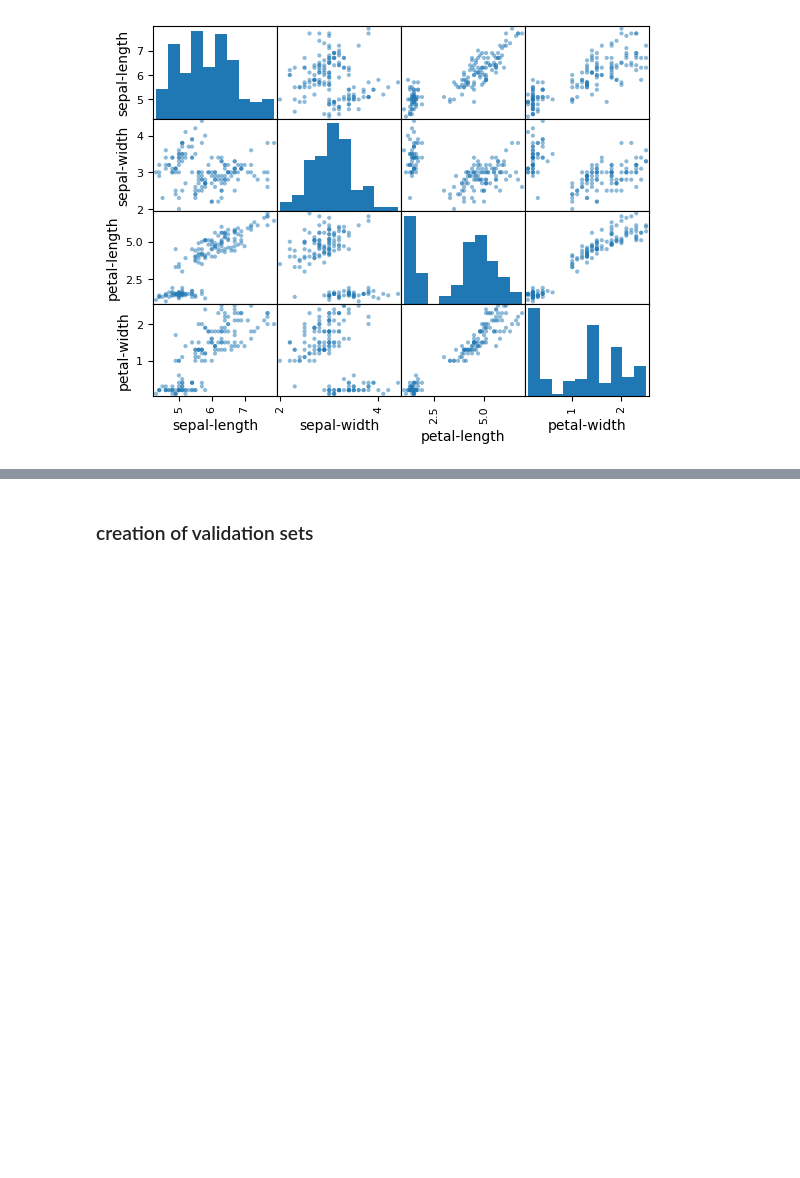
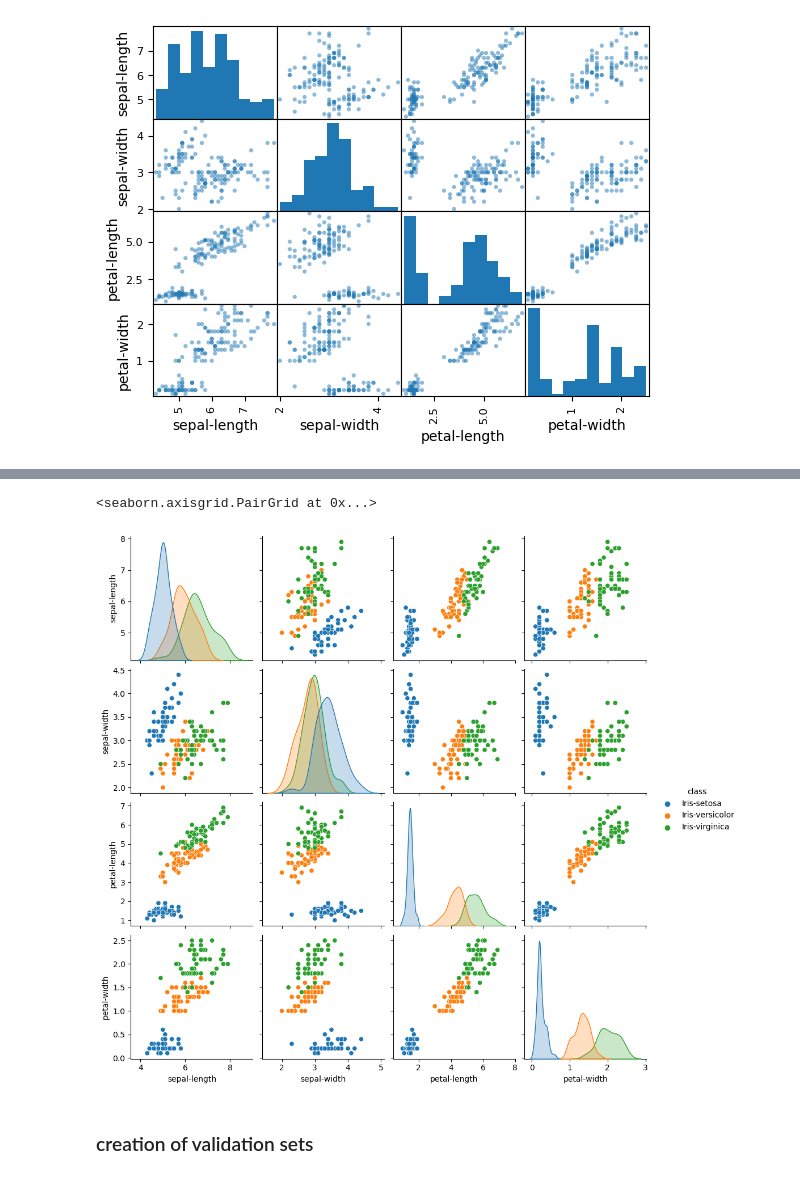
Before and after one commit to eliazonta/iris, a Jupyter notebook: iris.ipynb, the cells around one changed output, grey strips where cells are left out. Cells and saved outputs as stored; diff of their text form; code cells hidden in the pictures; blank space fills up the shorter version.

```diff
--- a/iris.ipynb
+++ b/iris.ipynb
@@ -117,3 +139,8 @@ pyplot.show()
+# %%
+sns.pairplot(dataset,hue='class')
+# %% [output]
+<seaborn.axisgrid.PairGrid at 0x...>
+[figure, added]
 # %% [markdown]
 ### creation of validation sets
 # %%
```
Also changed, not shown: parts of 3 cells of this notebook.
